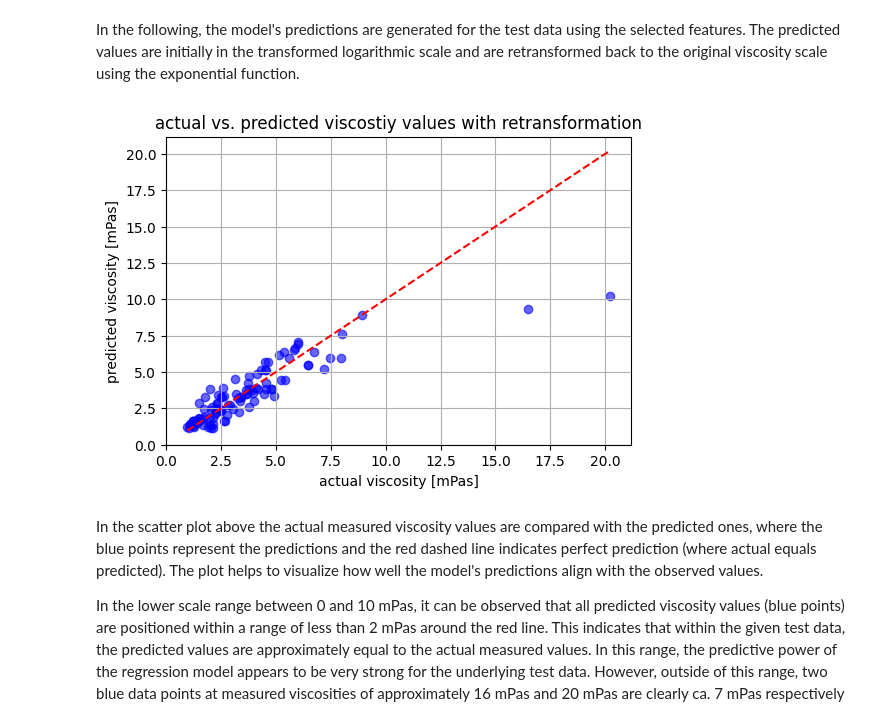
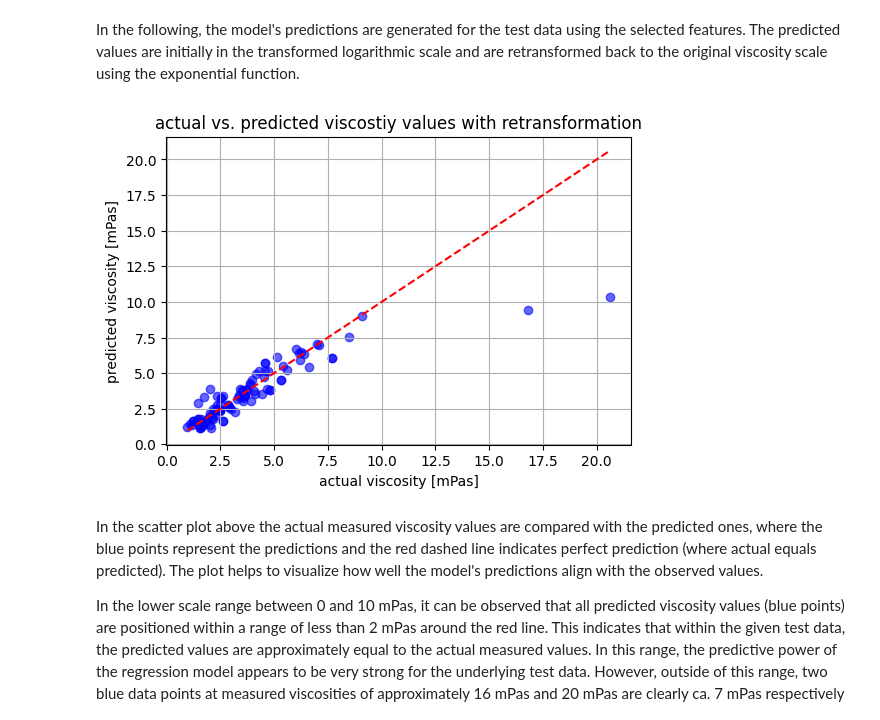
Before and after one commit to hempelt/project, a Jupyter notebook: reports/report.ipynb, the cells around one changed output. Drawn from its saved outputs; the diff is of its cells as text; code cells hidden in the pictures.

```diff
--- a/reports/report.ipynb
+++ b/reports/report.ipynb
@@ -124,6 +131,6 @@ df.columns = df.columns.str.lower()
 # %%
 # Log-transformation of the target variable (without unit)
-df['log_viscosity'] = np.log(df['viscosity_mpas'])
+df_all['log_viscosity'] = np.log(df_all['viscosity_mean'])
 # %%
 # For a better overview data set is reduced to the most interesting variables we want to examine
-df = df.loc[0:502,['viscosity_mpas','protein_format','log_viscosity','temperature','product_concentration_mg_ml','molecular_weight_kda','extinction_coefficient_l_molcm','isoelectric_point']]
+df = df_all.loc[0:502,['viscosity_mpas','protein_format','log_viscosity','temperature_c','product_concentration_mg_ml','molecular_weight_kda','extinction_coefficient_l_molcm','isoelectric_point']]
@@ -289,7 +310,7 @@ The correlation matrix above reveals significant relationships among several pre
 In contrast, no multicollinearity is observed between the temperature and any other predictor variable. The same is true for the product concentration (product_concentration_mg_ml). However, care must be taken when handling the other predictor variables during model development. A stepwise selection approach, where collinear predictor variables are added or removed one at a time, could help identify the best combination of features to optimize the model’s predictive performance while minimizing redundancy.
 # %%
 # select features
-X = df[['temperature', 'product_concentration_mg_ml', 'molecular_weight_kda','isoelectric_point','protein_format_IgG2','protein_format_IgG4','protein_format_Knob/Hole','extinction_coefficient_l_molcm']]
+X = df.drop(columns=['viscosity_mpas','log_viscosity'])
 # create response
 y = df['log_viscosity']
 # %% [markdown]
@@ -398,0 +397,7 @@ In order to evaluate the generalization ability of the regression model, a cross
+# %%
+# Application on train data:
+selected_features, best_adj_r2, final_model, results_df = forward_selection(X_train, y_train)
+
+results_df.rename_axis("Step")
+results_df.index += 1
+results_df
@@ -415,24 +437,24 @@ The given regression formula describes the relationship between the transformed
 In the following, the model's predictions are generated for the test data using the selected features. The predicted values are initially in the transformed logarithmic scale and are retransformed back to the original viscosity scale using the exponential function.
 # %%
 # Vorhersagen des Modells
-X_test_scaled_subset = X_test_scaled[selected_features]
-y_pred_log = final_model.predict(X_test_scaled_subset)
+X_test_subset = X_test[selected_features]
+y_pred_log = final_model.predict(X_test_subset)
 
 #Retransformation of the prediction
 y_test_original = np.exp(y_test)
 y_pred = np.exp(y_pred_log)
 
 # Scatterplot
 plt.figure(figsize=(6, 4))
 plt.scatter(y_test_original, y_pred, alpha=0.6, color='blue')
 plt.plot([min(y_test_original), max(y_test_original)], [min(y_test_original), max(y_test_original)], color='red', linestyle='--')
 plt.xlabel("actual viscosity [mPas]")
 plt.ylabel("predicted viscosity [mPas]")
 plt.title("actual vs. predicted viscostiy values with retransformation")
 plt.grid()
 plt.show()
 # %% [output]
-[figure, old version]
+[figure, new version]
 # %% [markdown]
 In the scatter plot above the actual measured viscosity values are compared with the predicted ones, where the blue points represent the predictions and the red dashed line indicates perfect prediction (where actual equals predicted). The plot helps to visualize how well the model's predictions align with the observed values.
 
```
Also changed, not shown: parts of 35 cells of this notebook, 3 other files.
